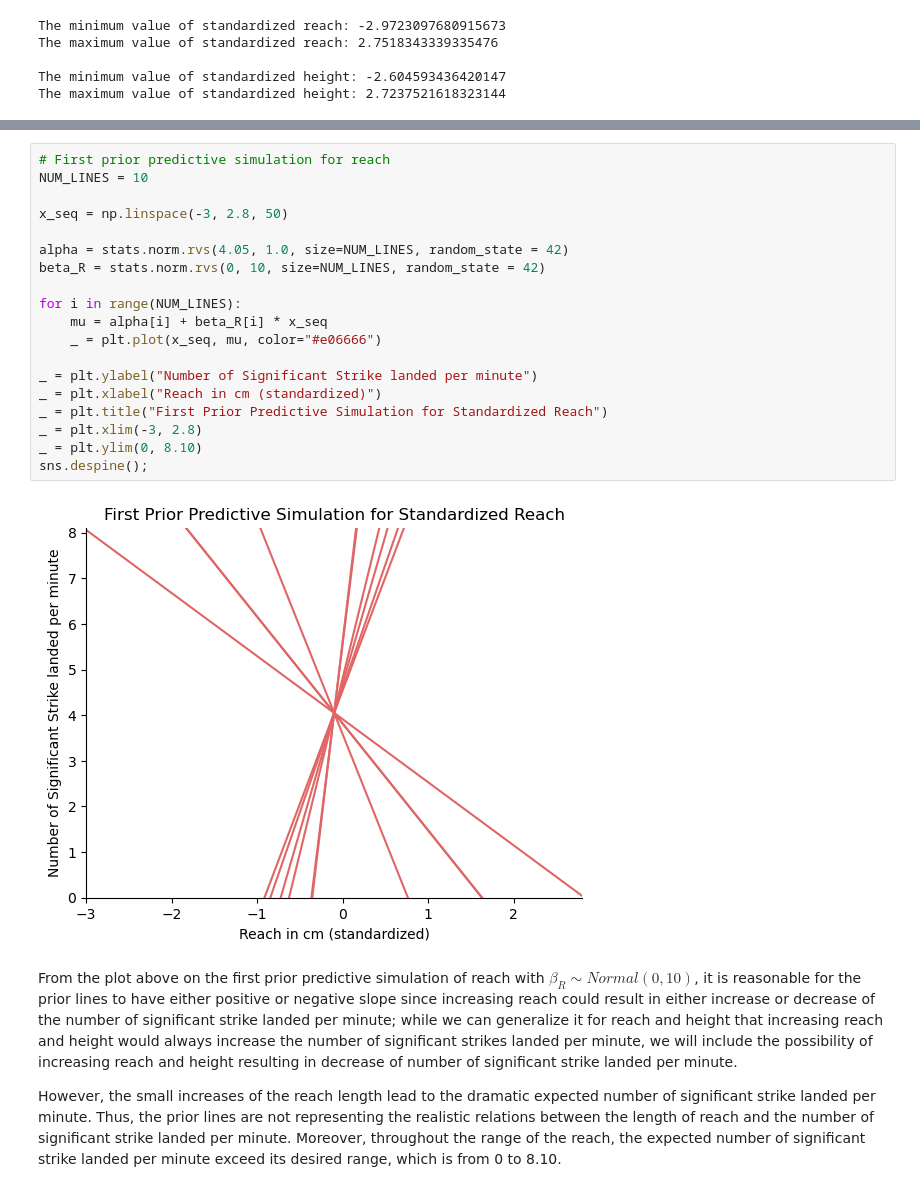
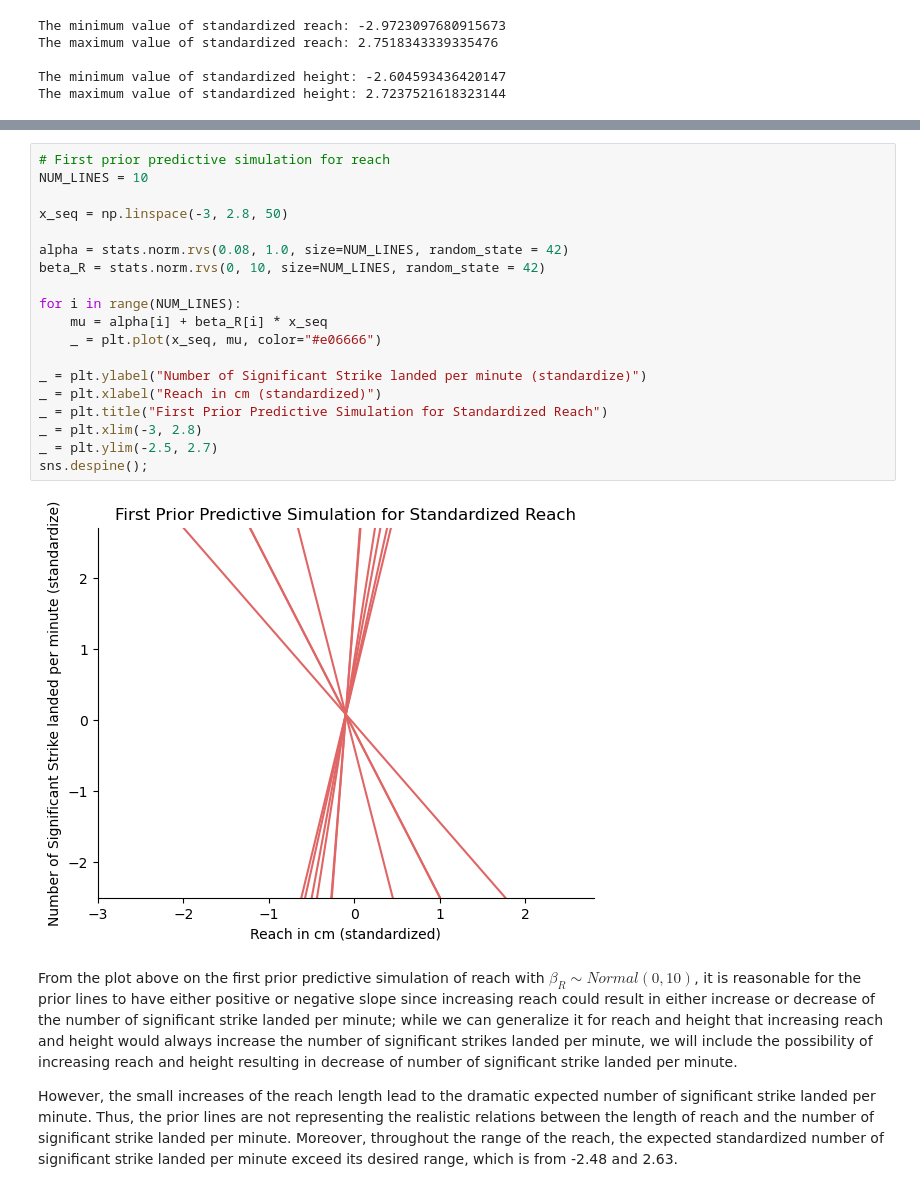
Before and after one commit to harrisonahn1129/UFC_Fights_HRSS_analysis, a Jupyter notebook: Final_Project-3.ipynb, the cells around one changed output, grey strips where cells are left out. Cells and saved outputs as stored; diff of their text form.

```diff
--- a/Final_Project-3.ipynb
+++ b/Final_Project-3.ipynb
@@ -218,28 +228,28 @@ $\sigma \sim Uniform(0, 1)$
 # %%
 # First prior predictive simulation for reach
 NUM_LINES = 10
 
 x_seq = np.linspace(-3, 2.8, 50)
 
-alpha = stats.norm.rvs(4.05, 1.0, size=NUM_LINES, random_state = 42)
+alpha = stats.norm.rvs(0.08, 1.0, size=NUM_LINES, random_state = 42)
 beta_R = stats.norm.rvs(0, 10, size=NUM_LINES, random_state = 42)
 
 for i in range(NUM_LINES):
     mu = alpha[i] + beta_R[i] * x_seq
     _ = plt.plot(x_seq, mu, color="#e06666")
 
-_ = plt.ylabel("Number of Significant Strike landed per minute")
+_ = plt.ylabel("Number of Significant Strike landed per minute (standardize)")
 _ = plt.xlabel("Reach in cm (standardized)")
 _ = plt.title("First Prior Predictive Simulation for Standardized Reach")
 _ = plt.xlim(-3, 2.8)
-_ = plt.ylim(0, 8.10)
+_ = plt.ylim(-2.5, 2.7)
 sns.despine();
 # %% [output]
-[figure, old version]
+[figure, new version]
 # %% [markdown]
 From the plot above on the first prior predictive simulation of reach with $\beta_R \sim Normal(0, 10)$, it is reasonable for the prior lines to have either positive or negative slope since increasing reach could result in either increase or decrease of the number of significant strike landed per minute; while we can generalize it for reach and height that increasing reach and height would always increase the number of significant strikes landed per minute, we will include the possibility of increasing reach and height resulting in decrease of number of significant strike landed per minute.
 
-However, the small increases of the reach length lead to the dramatic expected number of significant strike landed per minute. Thus, the prior lines are not representing the realistic relations between the length of reach and the number of significant strike landed per minute. Moreover, throughout the range of the reach, the expected number of significant strike landed per minute exceed its desired range, which is from 0 to 8.10.
+However, the small increases of the reach length lead to the dramatic expected number of significant strike landed per minute. Thus, the prior lines are not representing the realistic relations between the length of reach and the number of significant strike landed per minute. Moreover, throughout the range of the reach, the expected standardized number of significant strike landed per minute exceed its desired range, which is from -2.48 and 2.63.
 # %%
 # First prior predictive simulation for height
 NUM_LINES = 10
```
Also changed, not shown: parts of 20 cells of this notebook.
